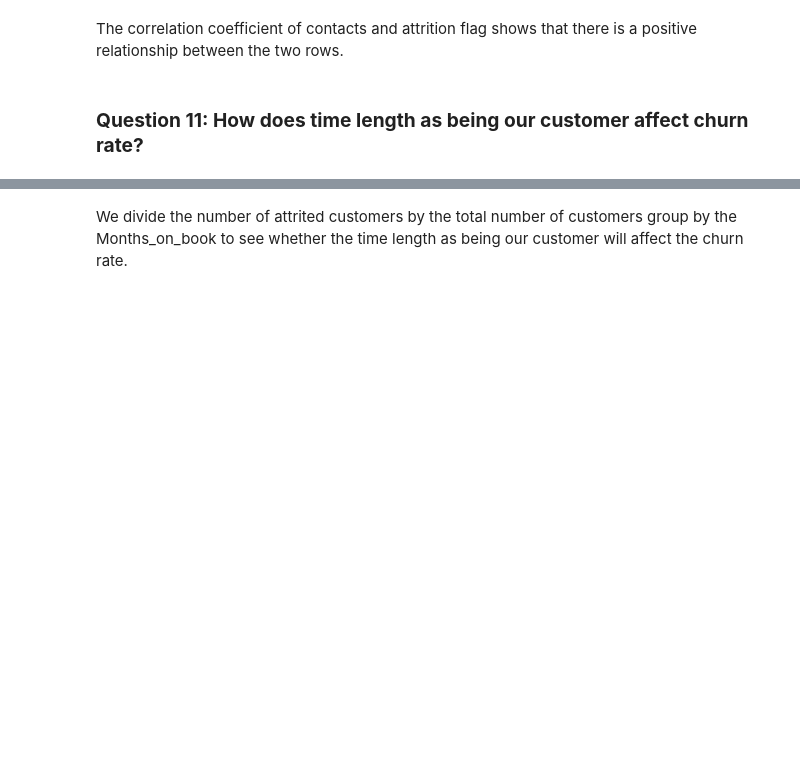
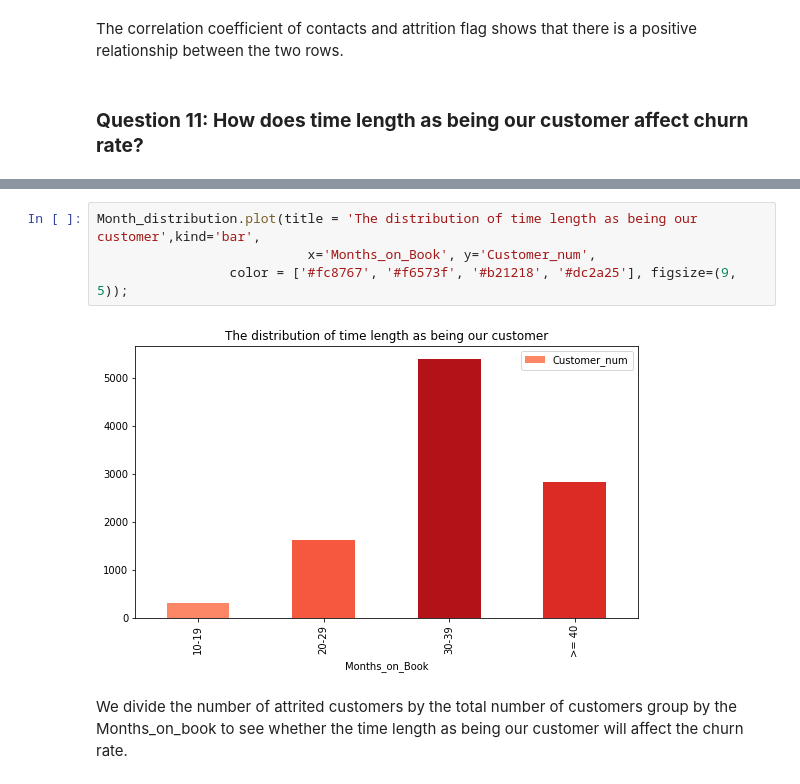
Before and after one commit to zhouchun0105/credit-card-churners, a Jupyter notebook: SUBMIT_creditcard_churners_team1.ipynb, the cells around one changed output, grey strips where cells are left out. Cells and saved outputs as stored; diff of their text form; blank space fills up the shorter version.

```diff
--- a/SUBMIT_creditcard_churners_team1.ipynb
+++ b/SUBMIT_creditcard_churners_team1.ipynb
@@ -619,3 +601,9 @@ The correlation coefficient of contacts and attrition flag shows that there is a
+# %%
+Month_distribution.plot(title = 'The distribution of time length as being our customer',kind='bar',
+                           x='Months_on_Book', y='Customer_num',
+                 color = ['#fc8767', '#f6573f', '#b21218', '#dc2a25'], figsize=(9, 5));
+# %% [output]
+[figure, added]
 # %% [markdown]
 We divide the number of attrited customers by the total number of customers group by the Months_on_book to see whether the time length as being our customer will affect the churn rate.
 # %%
```
Also changed, not shown: parts of 30 cells of this notebook.
